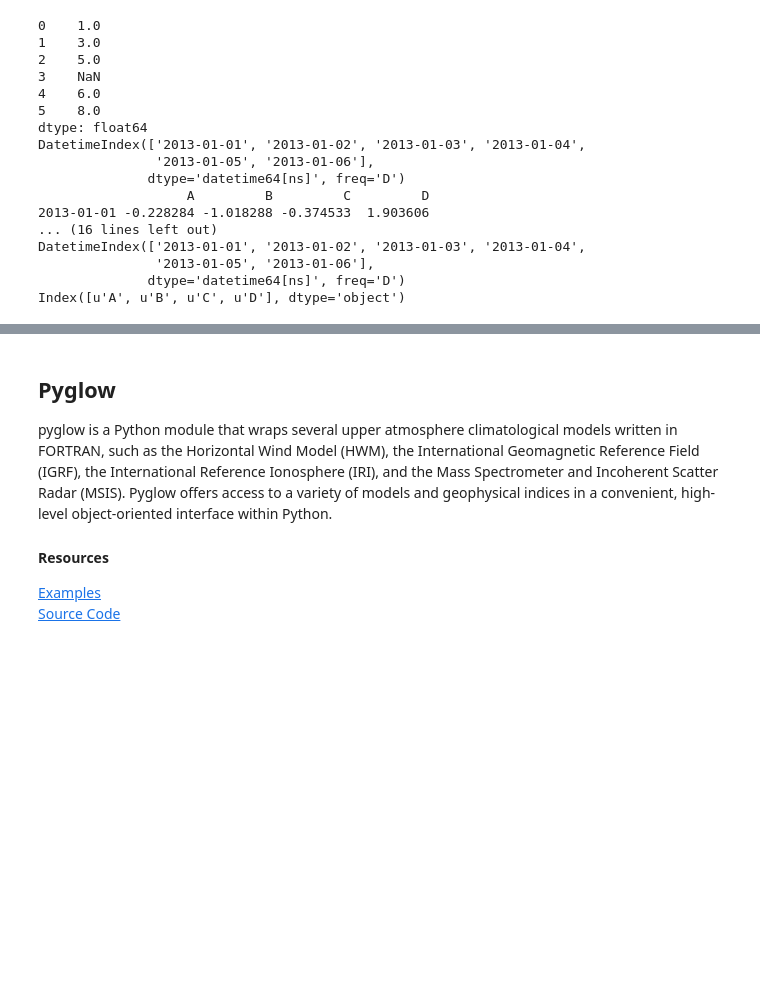
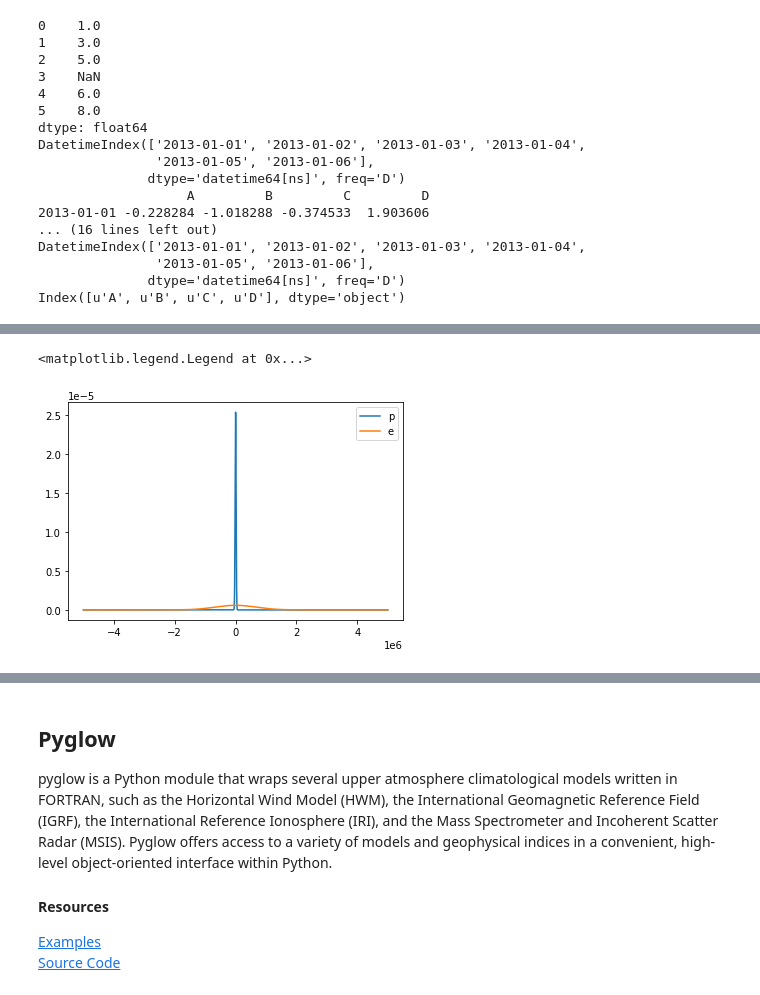
Before and after one commit to EarthCubeInGeo/resen-core, a Jupyter notebook: tutorials/GeospacePackagesInResen.ipynb, the cells around one changed output, grey strips where cells are left out. Cells and saved outputs as stored; diff of their text form; code cells hidden in the pictures; blank space fills up the shorter version.

```diff
--- a/tutorials/GeospacePackagesInResen.ipynb
+++ b/tutorials/GeospacePackagesInResen.ipynb
@@ -478,0 +533,21 @@ Index([u'A', u'B', u'C', u'D'], dtype='object')
+# %%
+import numpy as np
+from astropy import units as u
+import matplotlib.pyplot as plt
+from astropy.constants import (m_e, k_B)
+
+from plasmapy.formulary import Maxwellian_1D
+
+# plot 1D Maxwellian
+T = 3e4 * u.K
+dv = 10 * u.m / u.s
+v = np.arange(-5e6, 5e6, 10) * u.m / u.s
+
+for particle in ['p', 'e']:
+    pdf = Maxwellian_1D(v, T=T, particle=particle)
+    integral = (pdf).sum() * dv
+    plt.plot(v, pdf, label=particle)
+plt.legend()
+# %% [output]
+<matplotlib.legend.Legend at 0x...>
+[figure, added]
```
Also changed, not shown: parts of 10 cells of this notebook.
